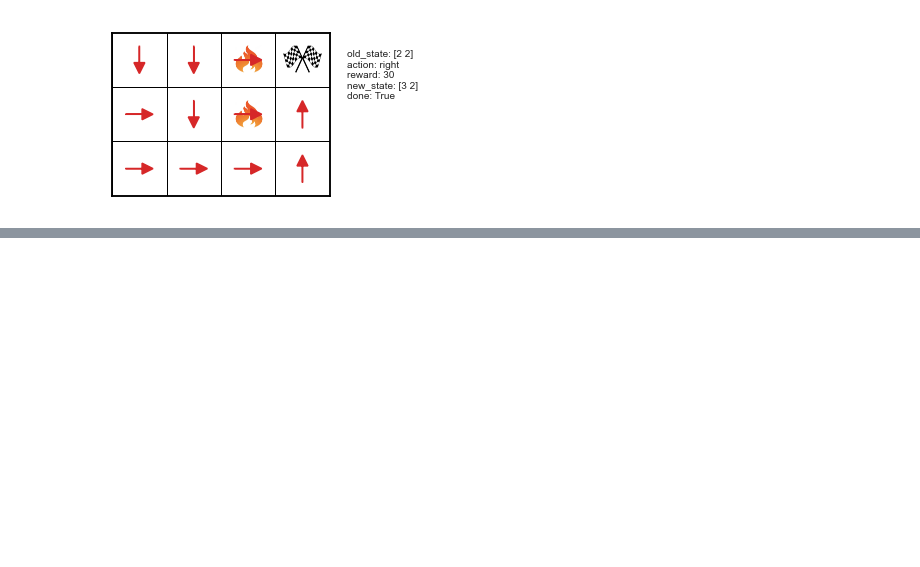
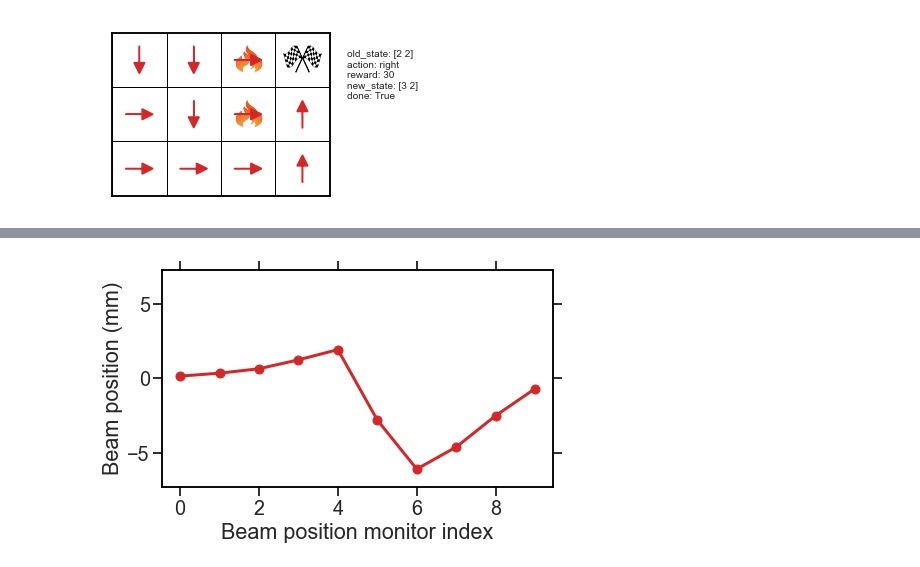
Before and after one commit to aoeftiger/TUDa-NMAP-11, a Jupyter notebook: lecture.ipynb, the cells around one changed output, grey strips where cells are left out. Cells and saved outputs as stored; diff of their text form; code cells hidden in the pictures; blank space fills up the shorter version.

```diff
--- a/lecture.ipynb
+++ b/lecture.ipynb
@@ -631,0 +772,12 @@ What is awake?
+# %%
+# Exercise 7 a)
+from awake_env.awake_env import e_trajectory
+from actor_critic import ClassicalDDPG, trainer, plot_training_log, run_correction
+
+env = e_trajectory()
+agent = ClassicalDDPG(state_space=env.observation_space, action_space=env.action_space)
+
+env.reset(init_outside_threshold=True)
+env.plot_trajectory()
+# %% [output]
+[figure, added]
```
Also changed, not shown: parts of 81 cells of this notebook.
